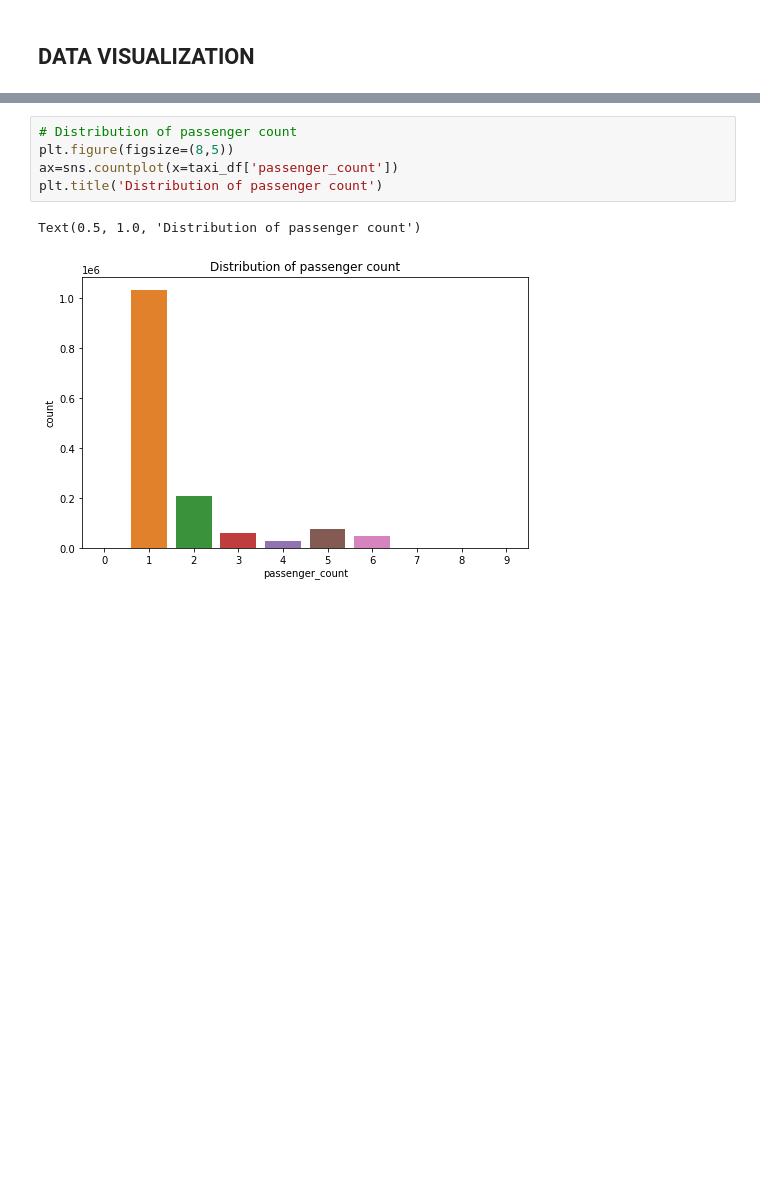
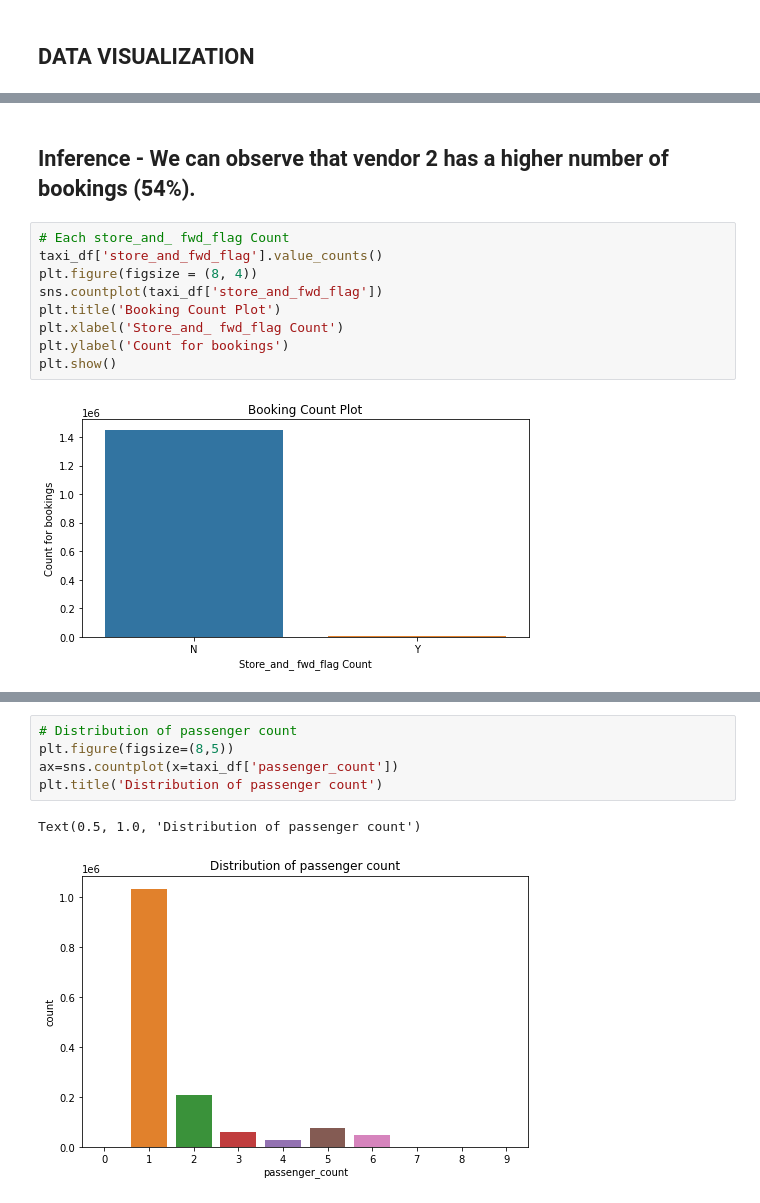
Before and after one commit to Jahnavi-Jaolekar/NYC-Taxi-time-prediction, a Jupyter notebook: NYC_taxi_trip_time_prediction.ipynb, the cells around one changed output, grey strips where cells are left out. Drawn from its saved outputs; the diff is of its cells as text; blank space fills up the shorter version.

```diff
--- a/NYC_taxi_trip_time_prediction.ipynb
+++ b/NYC_taxi_trip_time_prediction.ipynb
@@ -88,0 +237,13 @@ sns.countplot(x='vendor_id',data=taxi_df)
+# %% [markdown]
+## Inference - We can observe that vendor 2 has a higher number of bookings (54%).
+# %%
+# Each store_and_ fwd_flag Count
+taxi_df['store_and_fwd_flag'].value_counts()
+plt.figure(figsize = (8, 4))
+sns.countplot(taxi_df['store_and_fwd_flag'])
+plt.title('Booking Count Plot')
+plt.xlabel('Store_and_ fwd_flag Count')
+plt.ylabel('Count for bookings')
+plt.show()
+# %% [output]
+[figure, added]
```
Also changed, not shown: parts of 107 cells of this notebook.
